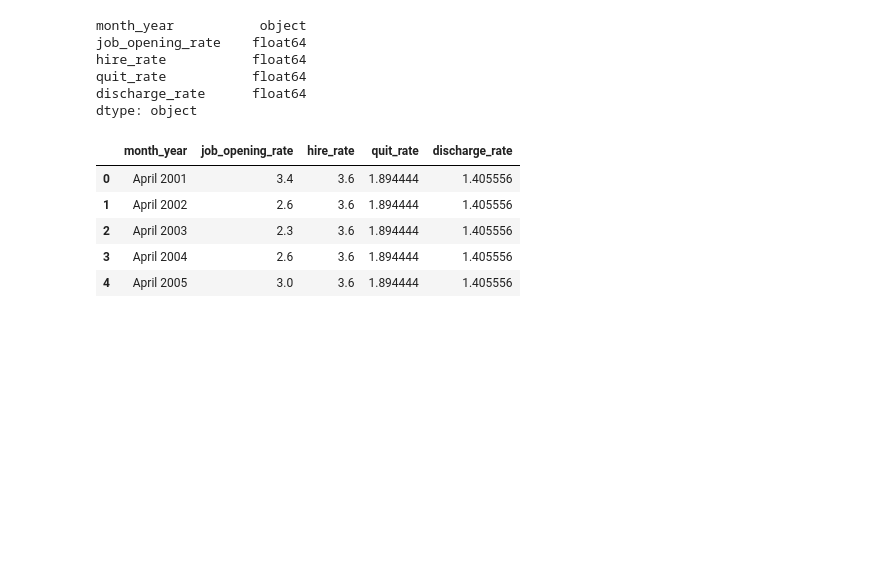
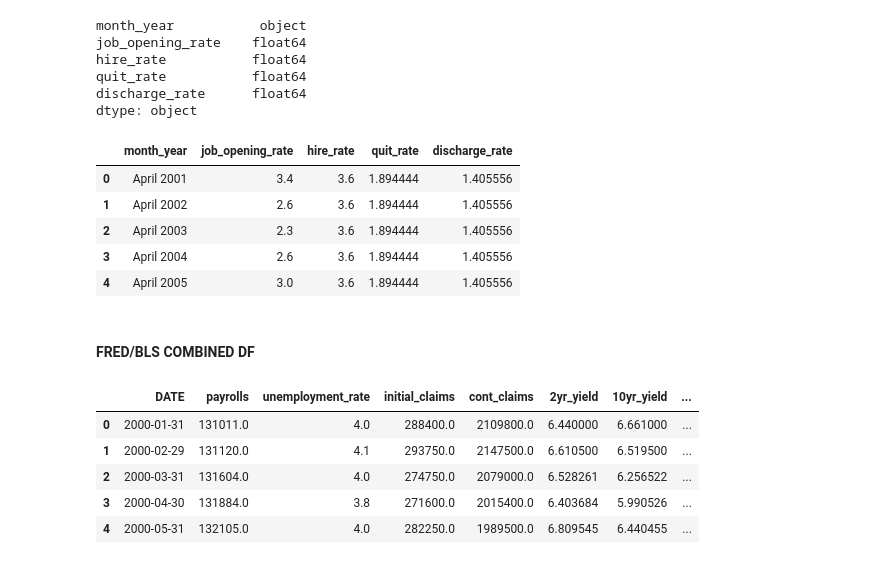
Before and after one commit to paulpuccinelli/BLS_jobs_report_model, a Jupyter notebook: BLS_prediction_notebook.ipynb, the cells around one changed output. Saved outputs shown, nothing was run; the diff lists cells and outputs as text; code cells hidden in the pictures; blank space fills up the shorter version.

Commit message:
combined data

```diff
--- a/BLS_prediction_notebook.ipynb
+++ b/BLS_prediction_notebook.ipynb
@@ -47,6 +47,4 @@ fred_df = fred_df.rename(
         'DGS10': '10yr_yield',
         'T10Y2Y': '10yr_2yr_spread',
         'UMCSENT': 'sentiment'
-        })
-
-fred_df.head()
+        }).reset_index()
@@ -576,0 +572,14 @@ dtype: object
+# %% [markdown]
+#### FRED/BLS COMBINED DF
+# %%
+fred_df['month'] = fred_df['DATE'].dt.month
+fred_df['year'] = fred_df['DATE'].dt.year
+
+fred_df.head()
+# %% [output]
+|  | DATE | payrolls | unemployment_rate | initial_claims | cont_claims | 2yr_yield | 10yr_yield | ... |
+| 0 | 2000-01-31 | 131011.0 | 4.0 | 288400.0 | 2109800.0 | 6.440000 | 6.661000 | ... |
+| 1 | 2000-02-29 | 131120.0 | 4.1 | 293750.0 | 2147500.0 | 6.610500 | 6.519500 | ... |
+| 2 | 2000-03-31 | 131604.0 | 4.0 | 274750.0 | 2079000.0 | 6.528261 | 6.256522 | ... |
+| 3 | 2000-04-30 | 131884.0 | 3.8 | 271600.0 | 2015400.0 | 6.403684 | 5.990526 | ... |
+| 4 | 2000-05-31 | 132105.0 | 4.0 | 282250.0 | 1989500.0 | 6.809545 | 6.440455 | ... |
```
Also changed, not shown: parts of 6 cells of this notebook.
